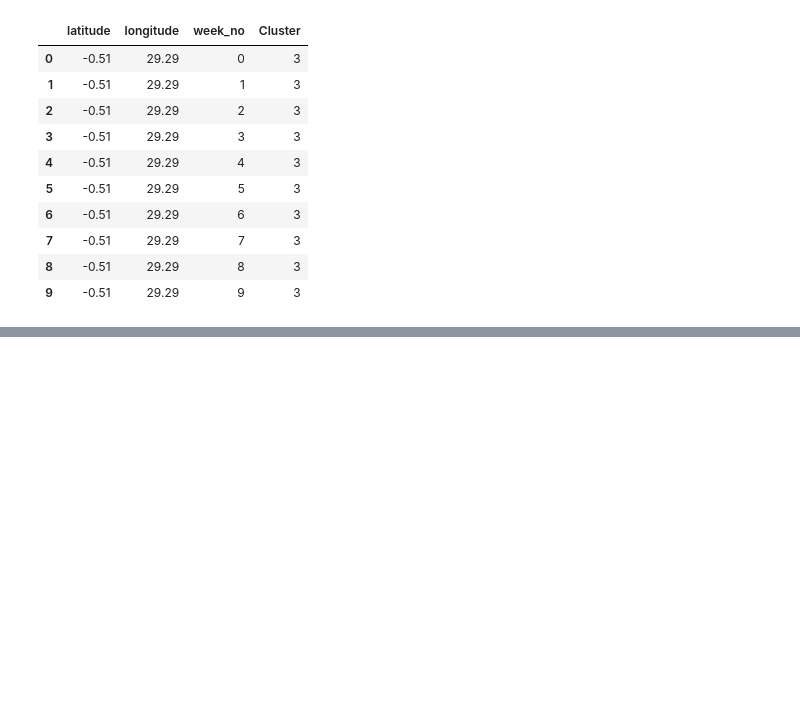
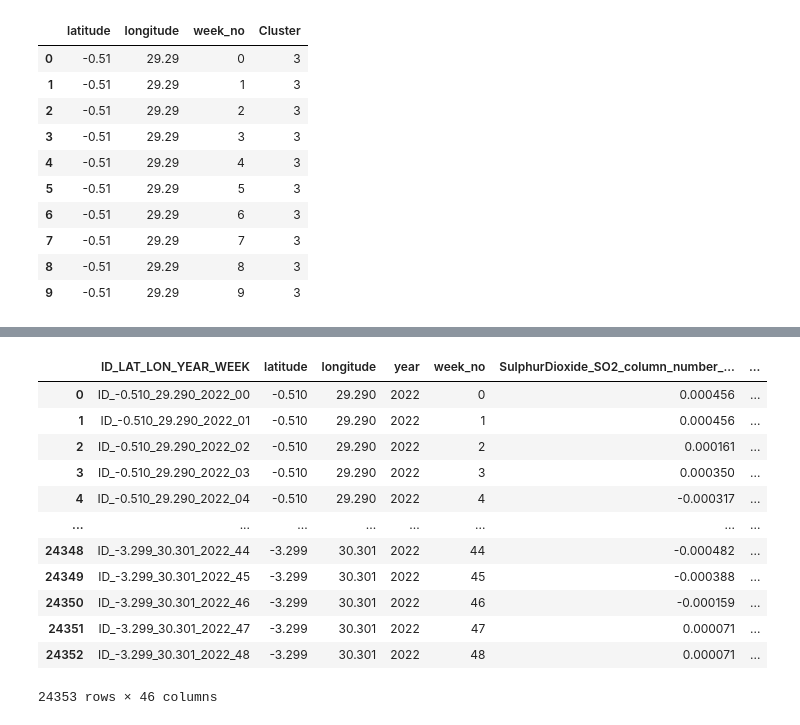
Before and after one commit to yudavid0611/kaggle-co2, a Jupyter notebook: dev/feature_engineering/f2_clustering.ipynb, the cells around one changed output, grey strips where cells are left out. Saved outputs shown, nothing was run; the diff lists cells and outputs as text; code cells hidden in the pictures; blank space fills up the shorter version.

```diff
--- a/dev/feature_engineering/f2_clustering.ipynb
+++ b/dev/feature_engineering/f2_clustering.ipynb
@@ -6,9 +6,9 @@ import pandas as pd
 # %%
 DATA_PATH = '../../data/'
 train = pd.read_csv(os.path.join(DATA_PATH, 'train_f1.csv'), index_col=0)
-# test = pd.read_csv(os.path.join(DATA_PATH, 'test.csv'))
+test = pd.read_csv(os.path.join(DATA_PATH, 'test_f1.csv'), index_col=0)
 
-train_origin = train.copy()
+# train_origin = train.copy()
 # test_origin = test.copy()
 
 train.head()
@@ -60,0 +63,4 @@ train.to_csv(data_name)
+# %%
+X_test = test.copy()
+X_test = X_test.loc[:, features]
+X_test_scaled = (X_test - X_test.mean(axis=0)) / X_test.std(axis=0)
@@ -60,0 +83,3 @@ train.to_csv(data_name)
+# %%
+X_test_scaled['Cluster'] = kmeans.predict(X_test_scaled)
+X_test_scaled.head()
@@ -60,0 +93,18 @@ train.to_csv(data_name)
+# %%
+test['cluster'] = X_test_scaled['Cluster']
+# %%
+test
+# %% [output]
+|  | ID_LAT_LON_YEAR_WEEK | latitude | longitude | year | week_no | SulphurDioxide_SO2_column_number_... | ... |
+| 0 | ID_-0.510_29.290_2022_00 | -0.510 | 29.290 | 2022 | 0 | 0.000456 | ... |
+| 1 | ID_-0.510_29.290_2022_01 | -0.510 | 29.290 | 2022 | 1 | 0.000456 | ... |
+| 2 | ID_-0.510_29.290_2022_02 | -0.510 | 29.290 | 2022 | 2 | 0.000161 | ... |
+| 3 | ID_-0.510_29.290_2022_03 | -0.510 | 29.290 | 2022 | 3 | 0.000350 | ... |
+| 4 | ID_-0.510_29.290_2022_04 | -0.510 | 29.290 | 2022 | 4 | -0.000317 | ... |
+| ... | ... | ... | ... | ... | ... | ... | ... |
+| 24348 | ID_-3.299_30.301_2022_44 | -3.299 | 30.301 | 2022 | 44 | -0.000482 | ... |
+| 24349 | ID_-3.299_30.301_2022_45 | -3.299 | 30.301 | 2022 | 45 | -0.000388 | ... |
+| 24350 | ID_-3.299_30.301_2022_46 | -3.299 | 30.301 | 2022 | 46 | -0.000159 | ... |
+| 24351 | ID_-3.299_30.301_2022_47 | -3.299 | 30.301 | 2022 | 47 | 0.000071 | ... |
+| 24352 | ID_-3.299_30.301_2022_48 | -3.299 | 30.301 | 2022 | 48 | 0.000071 | ... |
+24353 rows × 46 columns
```
Also changed, not shown: parts of 4 cells of this notebook, 4 other files.
